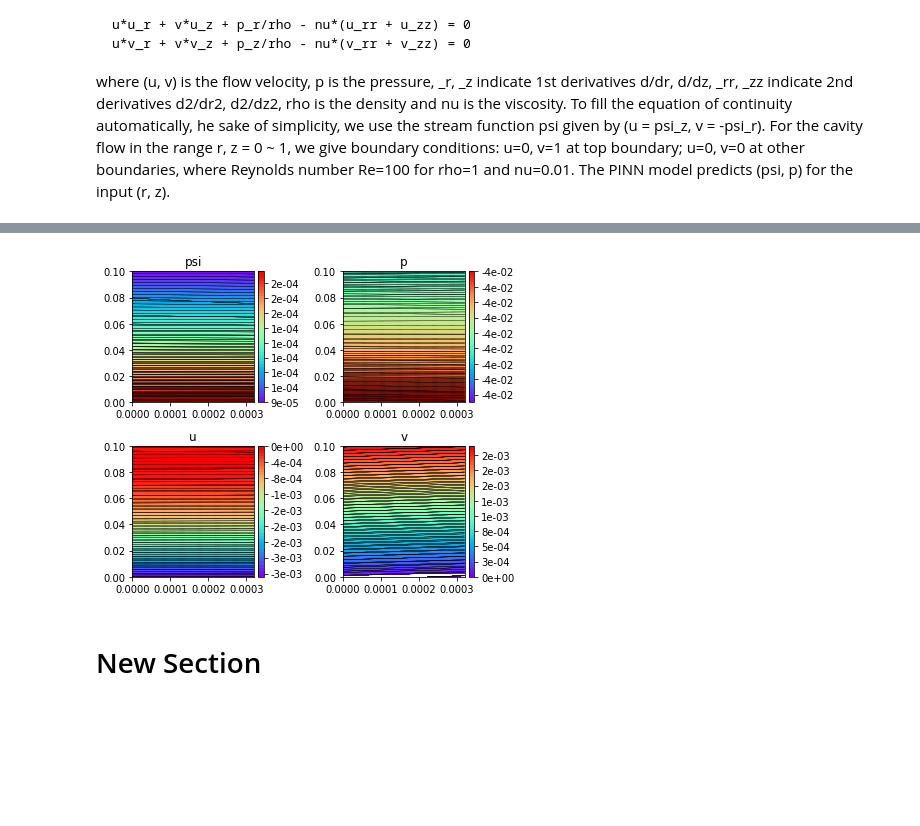
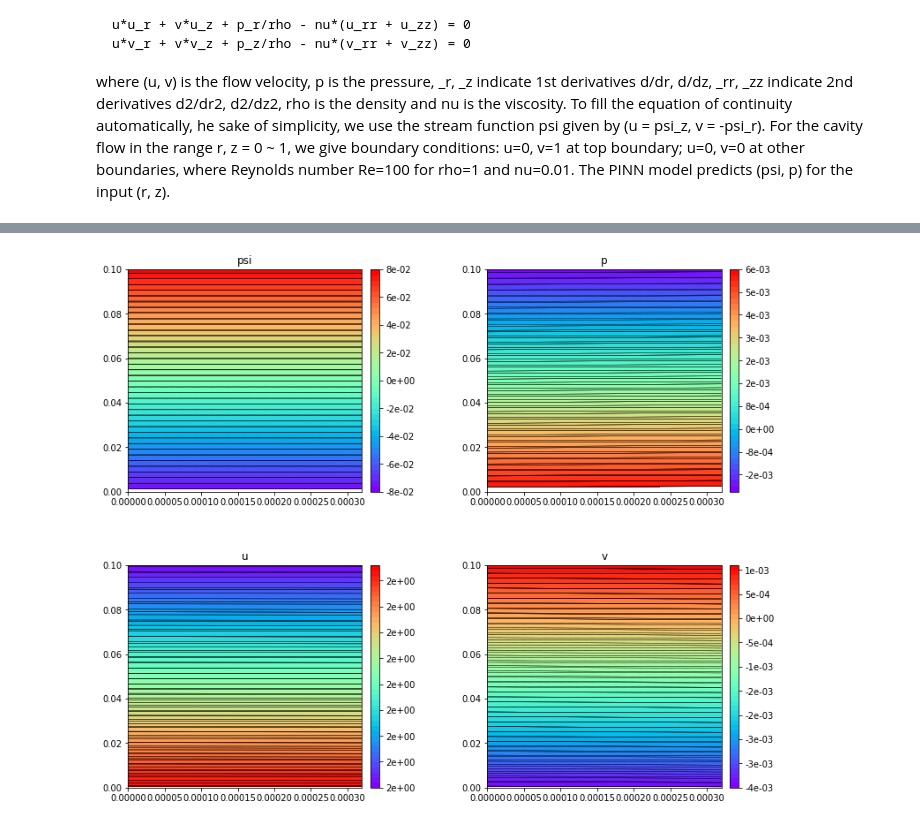
Before and after one commit to sydney-machine-learning/lungimpedance-physicsneuralnetwork, a Jupyter notebook: code/pinn_model.ipynb, the cells around one changed output, grey strips where cells are left out. Drawn from its saved outputs; the diff is of its cells as text; code cells hidden in the pictures; blank space fills up the shorter version.

```diff
--- a/code/pinn_model.ipynb
+++ b/code/pinn_model.ipynb
@@ -156,17 +158,19 @@ class PINN:
         grads: gradient layer.
     """
 
-    def __init__(self, network, rho=1, nu=0.01):
+    def __init__(self, network, rho=1, nu=0.01,init_p=0):
         """
         Args:
             network: keras network model with input (r, z) and output (psi, p).
             rho: density.
             nu: viscosity.
+            init_p : initial pressure p(0)
         """
 
         self.network = network
         self.rho = rho
         self.nu = nu
+        self.init_p = init_p
         self.grads = GradientLayer(self.network)
 
     def build(self):
@@ -193,7 +197,7 @@ class PINN:
         v, v_r, v_z, v_rr, v_zz = v_grads
         # compute equation loss
         u_eqn = u*u_r + v*u_z + p_r/self.rho - self.nu*(u_rr + u_zz)
-        v_eqn = u*v_r + v*v_z + p_z/self.rho - self.nu*(v_rr + v_zz)
+        v_eqn = u*v_r + v*v_z + (p_z + self.init_p)/self.rho - self.nu*(v_rr + v_zz)
         uv_eqn = tf.concat([u_eqn, v_eqn], axis=-1)
 
         # compute gradients relative to boundary condition
@@ -383,7 +387,7 @@ num_train_samples = 1000
 num_test_samples = 100
 
 # inlet flow velocity
-u0 = 0.27
+u0 = 1.57
 # density
 rho = 1.075
 # viscosity
@@ -394,7 +398,7 @@ network = Network().build()
 network.summary()
 # build a PINN model
 pinn = PINN(network, rho=rho, nu=nu).build()
-df = pd.read_csv('../Data/boundary_condition_1.csv')
+df = pd.read_csv('../Data/gen0/boundary_0.csv')
 X = df[['r','z']]
 X_copy = X
 # create training input
@@ -407,7 +411,7 @@ r_train = [rz_eqn, rz_bnd]
 # create training output
 zeros = np.zeros((num_train_samples, 2))
 uv_bnd = np.zeros((num_train_samples, 2))
-uv_bnd[0, ...] = u0
+uv_bnd[..., 0] = u0
 z_train = [zeros, zeros, uv_bnd]
 
 # train the model using L-BFGS-B algorithm
@@ -434,13 +438,14 @@ u = u.reshape(r.shape)
 v = v.reshape(r.shape)
 
 # plot test results
-fig = plt.figure(figsize=(6, 5))
+
+fig = plt.figure(figsize=(12, 10))
 gs = GridSpec(2, 2)
 contour(gs[0, 0], r, z, psi, 'psi')
 contour(gs[0, 1], r, z, p, 'p')
 contour(gs[1, 0], r, z, u, 'u')
 contour(gs[1, 1], r, z, v, 'v')
-plt.tight_layout()
+plt.tight_layout(pad=5)
 plt.show()
 # %% [output]
 Model: "model"
@@ -462,4 +467,2 @@ _________________________________________________________________
 (1000000, 2)
-[figure, old version]
+[figure, new version]
-# %% [markdown]
-# New Section
```
Also changed, not shown: parts of 8 cells of this notebook, 35 other files.
